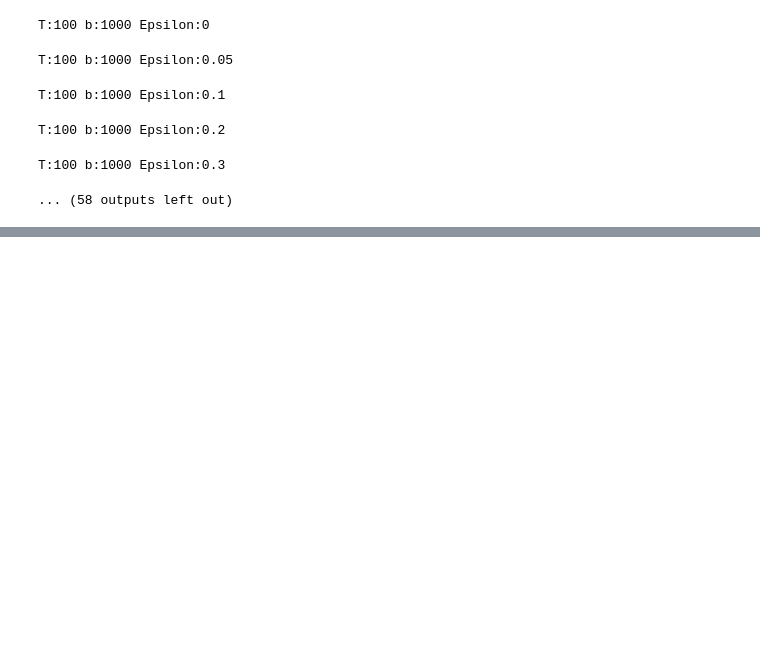
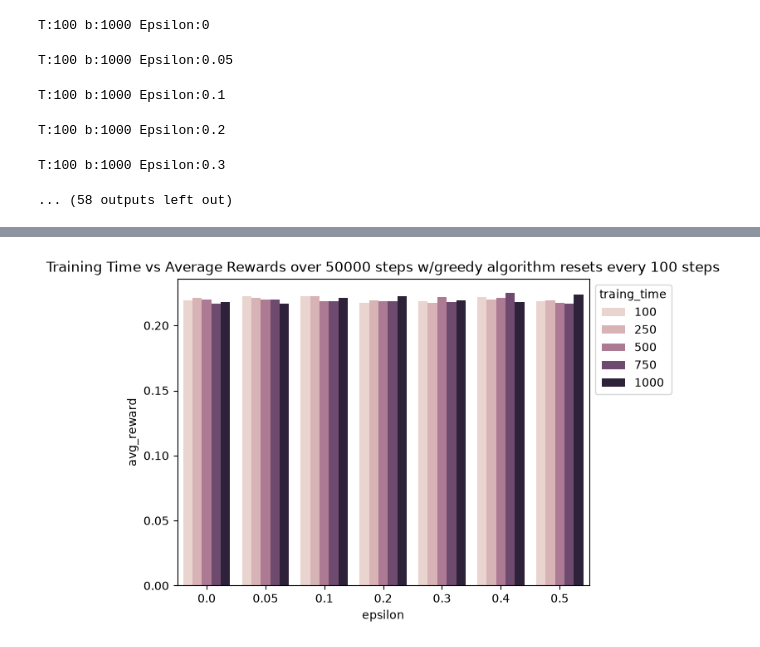
Before and after one commit to halliganbs/csc5661, a Jupyter notebook: lab1/Lab_1_BenHalligan.ipynb, the cells around one changed output, grey strips where cells are left out. Drawn from its saved outputs; the diff is of its cells as text; code cells hidden in the pictures; blank space fills up the shorter version.

```diff
--- a/lab1/Lab_1_BenHalligan.ipynb
+++ b/lab1/Lab_1_BenHalligan.ipynb
@@ -311,3 +340,10 @@ plt.savefig(fname=os.path.join('plots', f"broke_greed_100.png"), format='png', b
+# %%
+ax = sns.barplot(data=dy[dy['greed_time']==100], hue='traing_time', y='avg_reward', x='epsilon', )
+sns.move_legend(ax, 'upper left', bbox_to_anchor=(1,1))
+ax.set_title('Training Time vs Average Rewards over 50000 steps w/greedy algorithm resets every 100 steps')
+plt.savefig(os.path.join('plots',f"broke_greed_bar_100.png"), format='png', bbox_inches='tight')
+# %% [output]
+[figure, added]
 # %%
 ax = sns.lineplot(data=dy[dy['greed_time']==1000], x='traing_time', y='avg_reward', hue='epsilon', style='greed_time')
 sns.move_legend(ax, 'upper left', bbox_to_anchor=(1,1))
```
Also changed, not shown: parts of 10 cells of this notebook.
